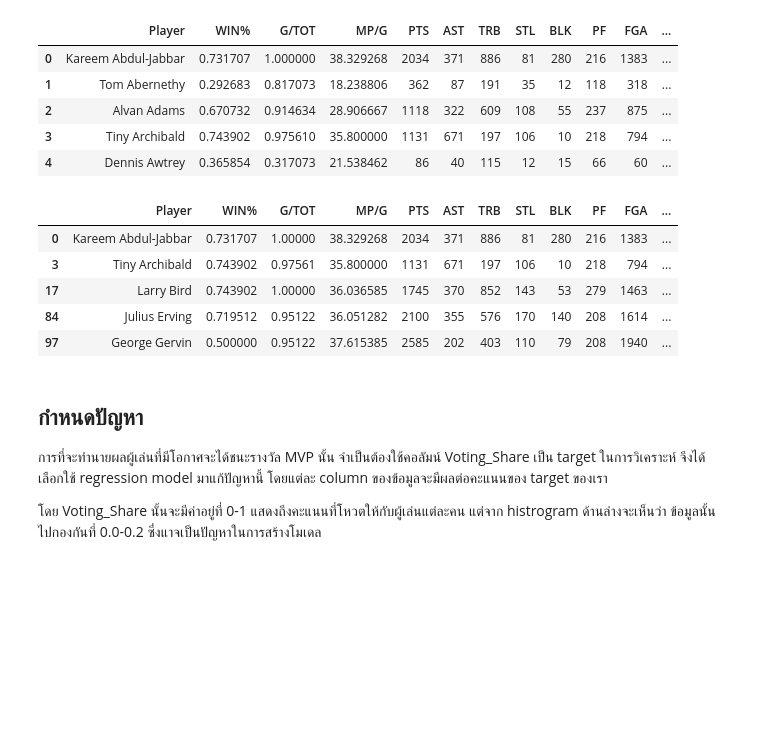
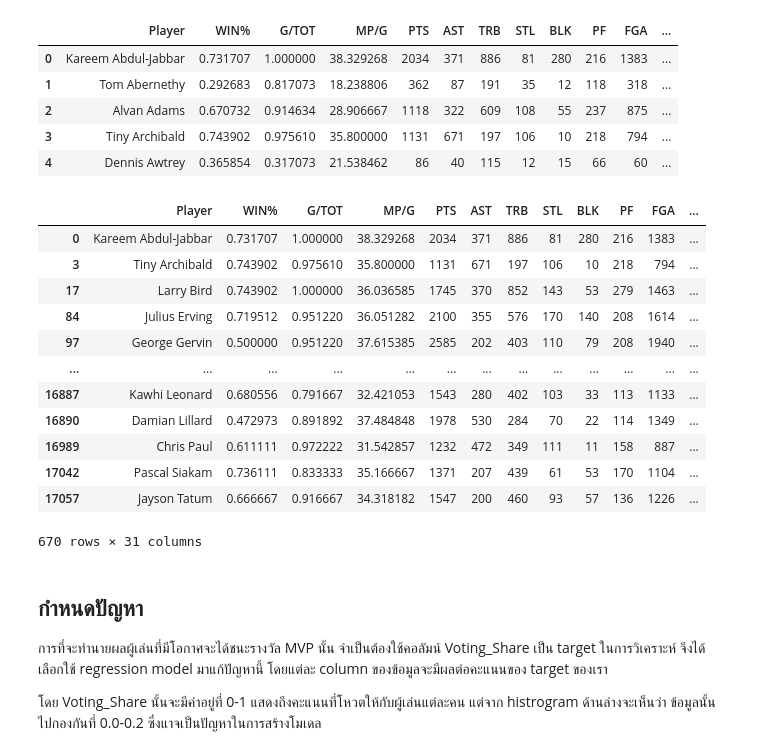
Before and after one commit to biepansiri01/nbamvpprediction, a Jupyter notebook: mvpprediction.ipynb, the cells around one changed output. Cells and saved outputs as stored; diff of their text form; code cells hidden in the pictures; blank space fills up the shorter version.

```diff
--- a/mvpprediction.ipynb
+++ b/mvpprediction.ipynb
@@ -36,14 +31,21 @@ all_player_stat.head()
 | 4 | Dennis Awtrey | 0.365854 | 0.317073 | 21.538462 | 86 | 40 | 115 | 12 | 15 | 66 | 60 | ... |
 # %%
 mvp_candidate = all_player_stat.loc[all_player_stat["Voting_Share"] > 0]
-mvp_candidate.head()
+mvp_candidate
 # %% [output]
 |  | Player | WIN% | G/TOT | MP/G | PTS | AST | TRB | STL | BLK | PF | FGA | ... |
-| 0 | Kareem Abdul-Jabbar | 0.731707 | 1.00000 | 38.329268 | 2034 | 371 | 886 | 81 | 280 | 216 | 1383 | ... |
-| 3 | Tiny Archibald | 0.743902 | 0.97561 | 35.800000 | 1131 | 671 | 197 | 106 | 10 | 218 | 794 | ... |
-| 17 | Larry Bird | 0.743902 | 1.00000 | 36.036585 | 1745 | 370 | 852 | 143 | 53 | 279 | 1463 | ... |
-| 84 | Julius Erving | 0.719512 | 0.95122 | 36.051282 | 2100 | 355 | 576 | 170 | 140 | 208 | 1614 | ... |
-| 97 | George Gervin | 0.500000 | 0.95122 | 37.615385 | 2585 | 202 | 403 | 110 | 79 | 208 | 1940 | ... |
+| 0 | Kareem Abdul-Jabbar | 0.731707 | 1.000000 | 38.329268 | 2034 | 371 | 886 | 81 | 280 | 216 | 1383 | ... |
+| 3 | Tiny Archibald | 0.743902 | 0.975610 | 35.800000 | 1131 | 671 | 197 | 106 | 10 | 218 | 794 | ... |
+| 17 | Larry Bird | 0.743902 | 1.000000 | 36.036585 | 1745 | 370 | 852 | 143 | 53 | 279 | 1463 | ... |
+| 84 | Julius Erving | 0.719512 | 0.951220 | 36.051282 | 2100 | 355 | 576 | 170 | 140 | 208 | 1614 | ... |
+| 97 | George Gervin | 0.500000 | 0.951220 | 37.615385 | 2585 | 202 | 403 | 110 | 79 | 208 | 1940 | ... |
+| ... | ... | ... | ... | ... | ... | ... | ... | ... | ... | ... | ... | ... |
+| 16887 | Kawhi Leonard | 0.680556 | 0.791667 | 32.421053 | 1543 | 280 | 402 | 103 | 33 | 113 | 1133 | ... |
+| 16890 | Damian Lillard | 0.472973 | 0.891892 | 37.484848 | 1978 | 530 | 284 | 70 | 22 | 114 | 1349 | ... |
+| 16989 | Chris Paul | 0.611111 | 0.972222 | 31.542857 | 1232 | 472 | 349 | 111 | 11 | 158 | 887 | ... |
+| 17042 | Pascal Siakam | 0.736111 | 0.833333 | 35.166667 | 1371 | 207 | 439 | 61 | 53 | 170 | 1104 | ... |
+| 17057 | Jayson Tatum | 0.666667 | 0.916667 | 34.318182 | 1547 | 200 | 460 | 93 | 57 | 136 | 1226 | ... |
+670 rows × 31 columns
 # %% [markdown]
 ## กำหนดปัญหา
 
```
Also changed, not shown: parts of 21 cells of this notebook.
